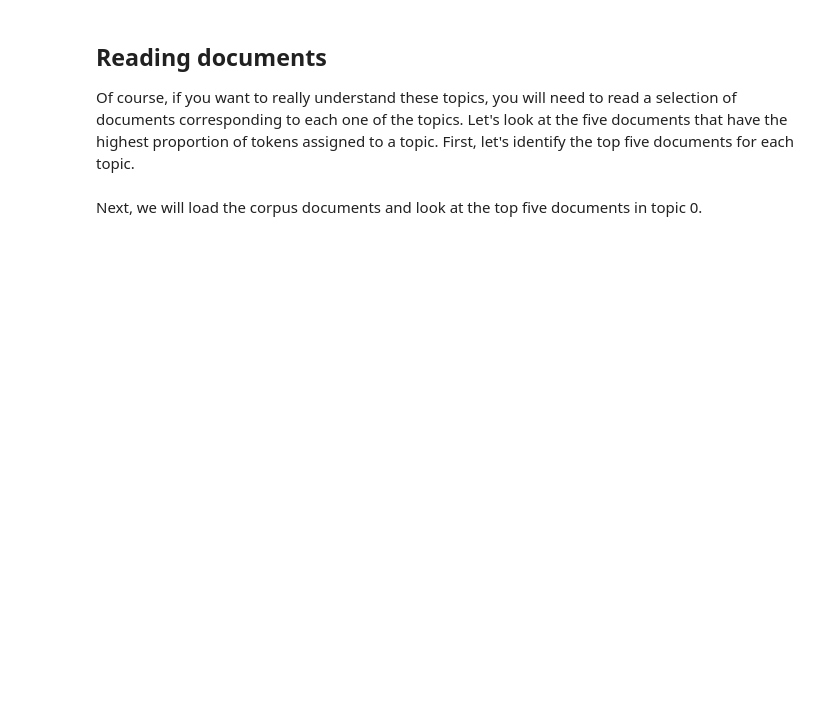
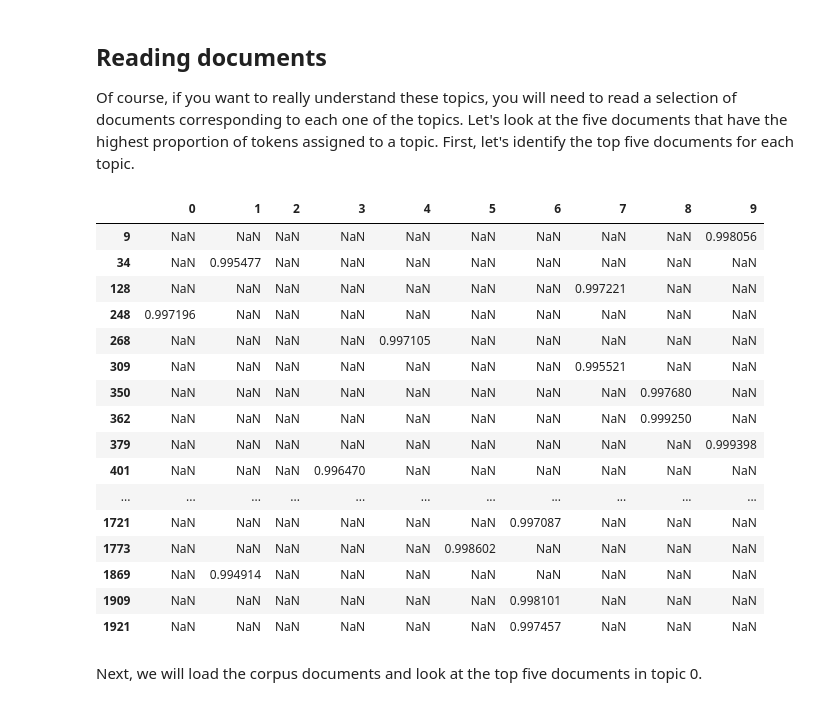
Before and after one commit to swim-loop/459_seminars, a Jupyter notebook: seminar-week-04/04-lda-blank.ipynb, the cells around one changed output. Cells and saved outputs as stored; diff of their text form; code cells hidden in the pictures; blank space fills up the shorter version.

```diff
--- a/seminar-week-04/04-lda-blank.ipynb
+++ b/seminar-week-04/04-lda-blank.ipynb
@@ -10,7 +10,23 @@ This notebook covers Latent Dirichlet Allocation.
 ## Directory management
 
 We begin with some directory management to specify the file path to the folder on your computer where you wish to store data for this notebook.
+# %%
+import os
+sdir = os.path.join(os.path.expanduser("~"), "LSE-MY459-WT26", "SeminarWeek04") # or whatever path you want
+if not os.path.exists(sdir):
+    os.mkdir(sdir)
 # %% [markdown]
 ### Loading the DFM
 
 We need to load the DFM we created in the last notebook. We start by reading the sparse array object we saved as an `.npz` file:
+# %%
+from scipy import sparse
+import pandas as pd
+
+sparse_dfm_file = os.path.join(sdir, 'guardian-dfm.npz')
+if os.path.exists(sparse_dfm_file):
+    dfm = sparse.load_npz(sparse_dfm_file)
+else:
+    raise ValueError("You must create the DFM using the previous notebook before proceeding!")
+
+dfm.shape
@@ -20,6 +41,13 @@ Next, let's load the list of features (the vocabulary), which remember is not in
 ## Latent Dirichlet Allocation (LDA)
 
 We will run LDA on our corpus of news articles. We'll estimate 10 topics.
+# %%
+K = 10
+
+from sklearn.decomposition import LatentDirichletAllocation
+
+lda = LatentDirichletAllocation(n_components=K, random_state=6541)
+lda = lda.fit(dfm)
 # %% [markdown]
 As was the case for $k$-means clustering, we are interested in each document $i$'s $\widehat{\boldsymbol{\pi}}_i$, as well as each cluster $k$'s $\widehat{\boldsymbol{\mu}}_k$. However in the context of topic modelling, they have different interpretations:
 
@@ -31,3 +59,6 @@ Where can we extract these important items from the `lda` object?
 ### Topic assignment proportions
 
 We can extract each document's topic proportions as follows.
+# %%
+pi = lda.transform(dfm)
+pi
@@ -49,5 +140,29 @@ We want to know what each of the 10 topics are roughly about. So we can look at
 ## Reading documents
 
 Of course, if you want to really understand these topics, you will need to read a selection of documents corresponding to each one of the topics. Let's look at the five documents that have the highest proportion of tokens assigned to a topic. First, let's identify the top five documents for each topic.
+# %%
+num_top_docs = 5
+
+zf = pd.DataFrame(pi) #是pi不是mu。还是有点不懂这两个代表什么
+zf = zf.apply(pd.Series.nlargest,n=num_top_docs, axis=0)
+zf
+# %% [output]
+|  | 0 | 1 | 2 | 3 | 4 | 5 | 6 | 7 | 8 | 9 |
+| 9 | NaN | NaN | NaN | NaN | NaN | NaN | NaN | NaN | NaN | 0.998056 |
+| 34 | NaN | 0.995477 | NaN | NaN | NaN | NaN | NaN | NaN | NaN | NaN |
+| 128 | NaN | NaN | NaN | NaN | NaN | NaN | NaN | 0.997221 | NaN | NaN |
+| 248 | 0.997196 | NaN | NaN | NaN | NaN | NaN | NaN | NaN | NaN | NaN |
+| 268 | NaN | NaN | NaN | NaN | 0.997105 | NaN | NaN | NaN | NaN | NaN |
+| 309 | NaN | NaN | NaN | NaN | NaN | NaN | NaN | 0.995521 | NaN | NaN |
+| 350 | NaN | NaN | NaN | NaN | NaN | NaN | NaN | NaN | 0.997680 | NaN |
+| 362 | NaN | NaN | NaN | NaN | NaN | NaN | NaN | NaN | 0.999250 | NaN |
+| 379 | NaN | NaN | NaN | NaN | NaN | NaN | NaN | NaN | NaN | 0.999398 |
+| 401 | NaN | NaN | NaN | 0.996470 | NaN | NaN | NaN | NaN | NaN | NaN |
+| ... | ... | ... | ... | ... | ... | ... | ... | ... | ... | ... |
+| 1721 | NaN | NaN | NaN | NaN | NaN | NaN | 0.997087 | NaN | NaN | NaN |
+| 1773 | NaN | NaN | NaN | NaN | NaN | 0.998602 | NaN | NaN | NaN | NaN |
+| 1869 | NaN | 0.994914 | NaN | NaN | NaN | NaN | NaN | NaN | NaN | NaN |
+| 1909 | NaN | NaN | NaN | NaN | NaN | NaN | 0.998101 | NaN | NaN | NaN |
+| 1921 | NaN | NaN | NaN | NaN | NaN | NaN | 0.997457 | NaN | NaN | NaN |
 # %% [markdown]
 Next, we will load the corpus documents and look at the top five documents in topic 0.
```
Also changed, not shown: parts of 9 cells of this notebook, 6 other files.
